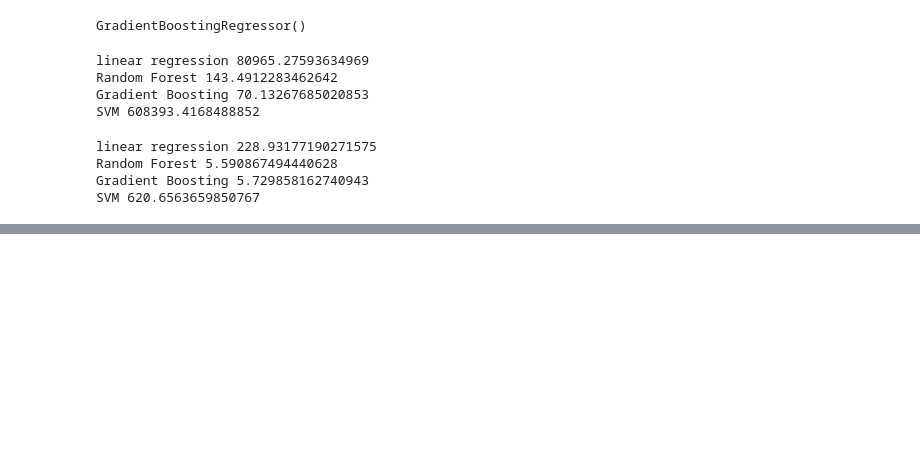
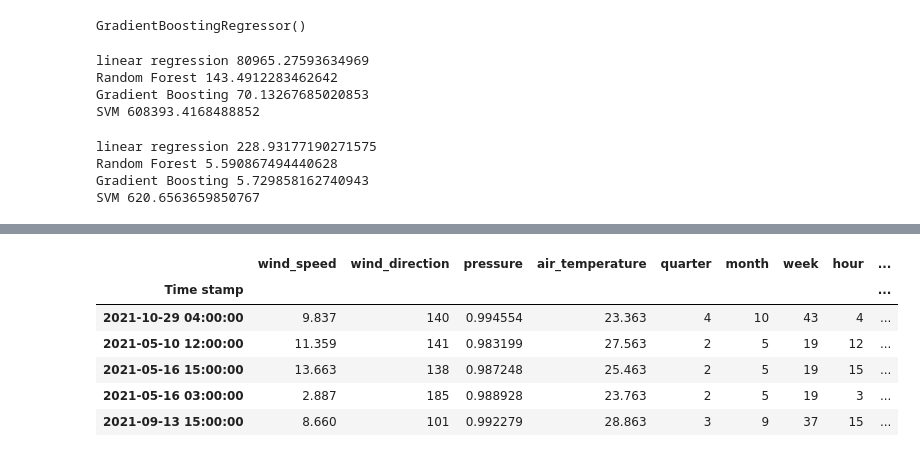
Before and after one commit to Mercymerine/Amdari21DayDataChallenge, a Jupyter notebook: renewable_energy.ipynb, the cells around one changed output, grey strips where cells are left out. Cells and saved outputs as stored; diff of their text form; code cells hidden in the pictures; blank space fills up the shorter version.

```diff
--- a/renewable_energy.ipynb
+++ b/renewable_energy.ipynb
@@ -675,0 +887,35 @@ SVM 620.6563659850767
+# %%
+def bin_wind_direction(turbine):
+  '''
+  Takes in data and converts the wind direction in degrees to cardinal points
+  '''
+  #Define bin edge and direction
+  bin_labels = ['N', 'NE', 'E', 'SE', 'S', 'SW', 'W', 'NW']
+  bin_edge = [-1, 45, 90, 135, 180, 225, 270, 315, 360]
+
+  #Bin the 'wind_direction' column and assign labels
+  binned_data = pd.cut(turbine['wind_direction'], bins=bin_edge, labels=bin_labels)
+  turbine['wind_orientation'] = binned_data
+  return turbine
+# %%
+features = bin_wind_direction(features)
+# %%
+#WIND_ORIENTAION_MEAN =123
+#SEASON_MEAN = 123
+
+def mean_encode(turbine, season_mean = season_mean, wind_orientation_mean=wind_orientation_mean):
+  turbine['season_mean_encoded'] = turbine['season'].map(season_mean)
+  turbine['wind_orientation_encoded'] = turbine['wind_orientation'].map(wind_orientation_mean)
+  turbine.drop(['season', 'wind_orientation'], axis=1, inplace=True)
+  return turbine
+# %%
+features = mean_encode(features)
+features
+# %% [output]
+|  | wind_speed | wind_direction | pressure | air_temperature | quarter | month | week | hour | ... |
+| Time stamp |  |  |  |  |  |  |  |  | ... |
+| 2021-10-29 04:00:00 | 9.837 | 140 | 0.994554 | 23.363 | 4 | 10 | 43 | 4 | ... |
+| 2021-05-10 12:00:00 | 11.359 | 141 | 0.983199 | 27.563 | 2 | 5 | 19 | 12 | ... |
+| 2021-05-16 15:00:00 | 13.663 | 138 | 0.987248 | 25.463 | 2 | 5 | 19 | 15 | ... |
+| 2021-05-16 03:00:00 | 2.887 | 185 | 0.988928 | 23.763 | 2 | 5 | 19 | 3 | ... |
+| 2021-09-13 15:00:00 | 8.660 | 101 | 0.992279 | 28.863 | 3 | 9 | 37 | 15 | ... |
```
Also changed, not shown: parts of 34 cells of this notebook.
